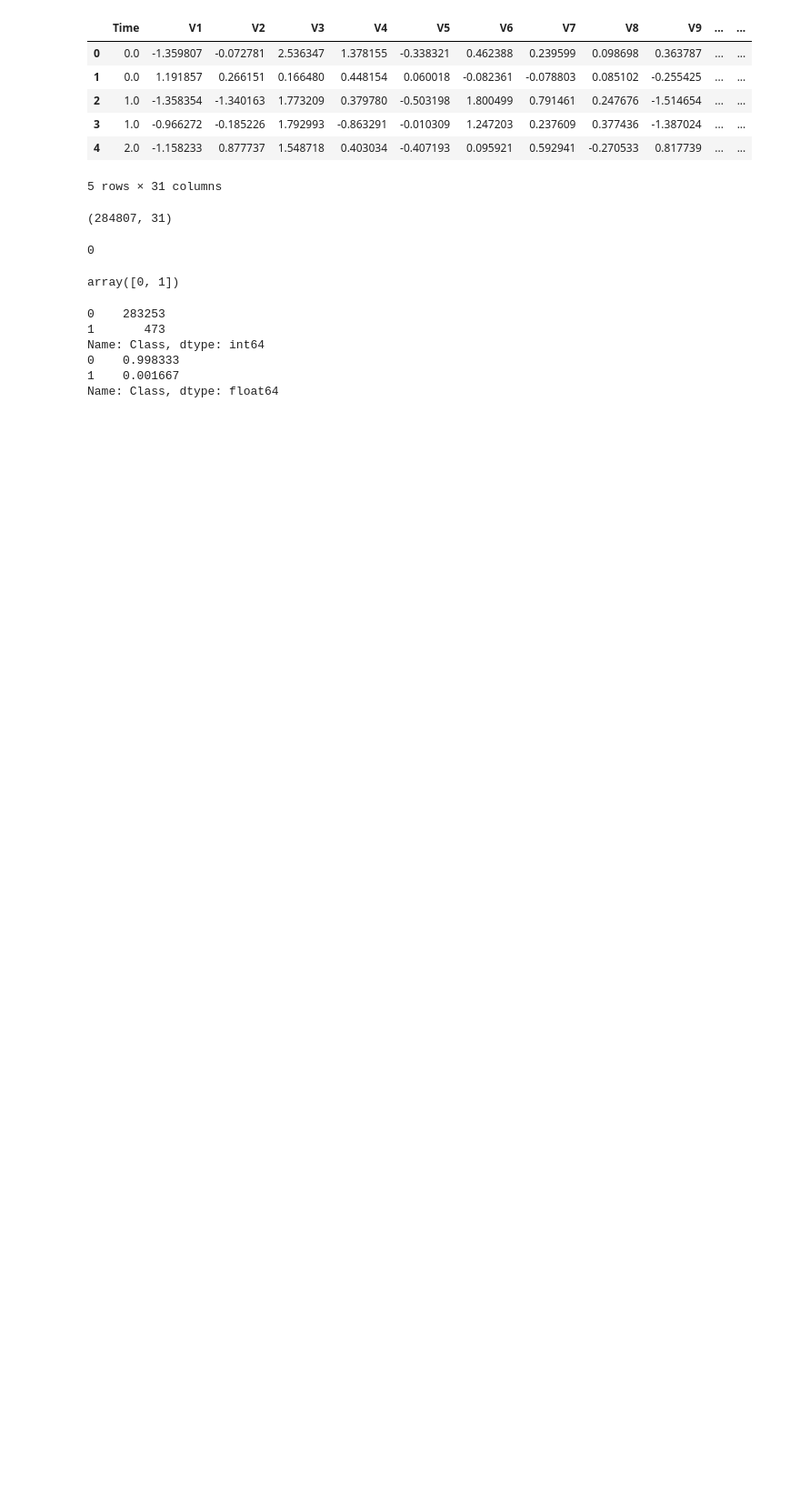
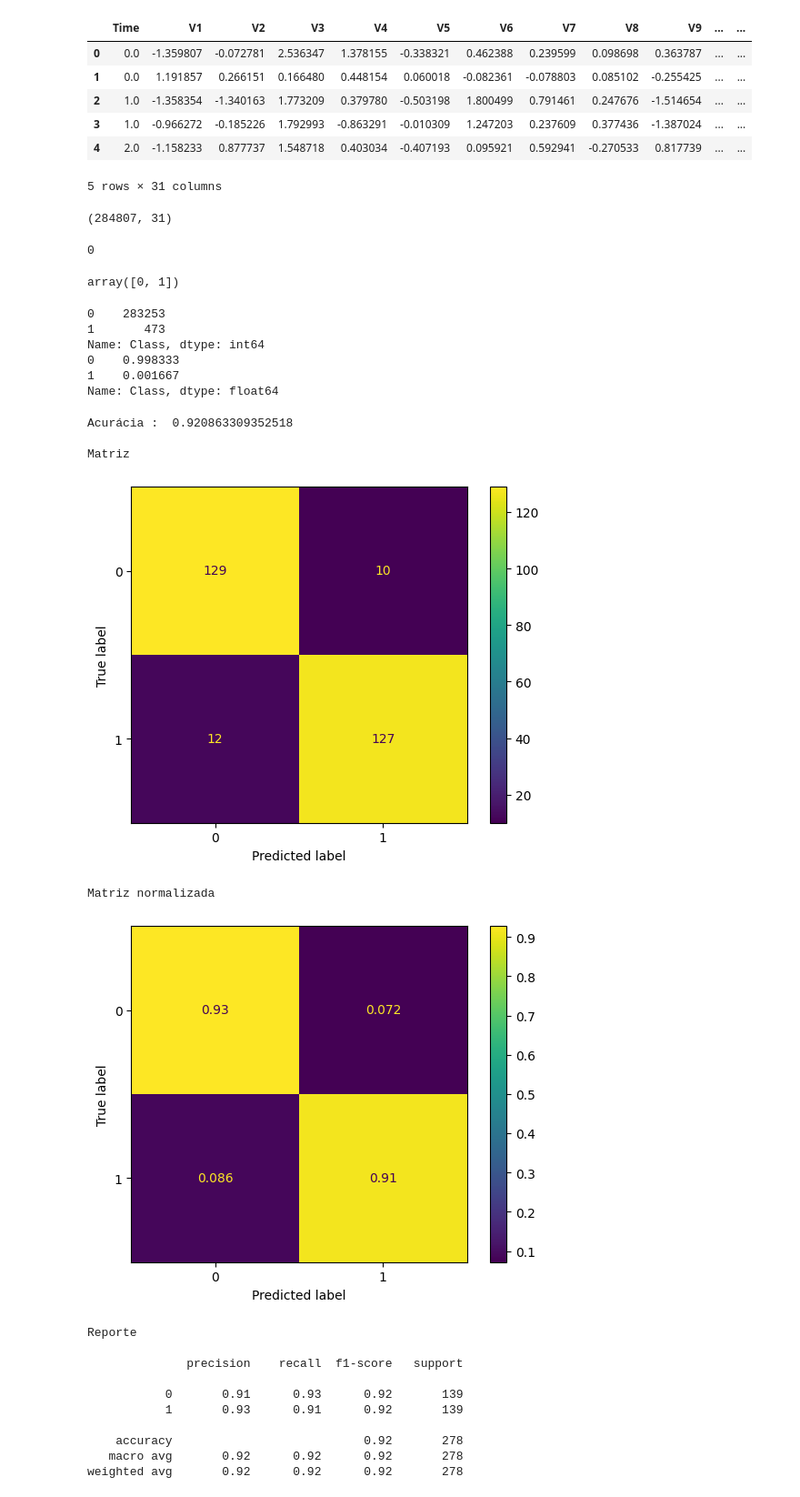
Before and after one commit to alyssonamaral/credit_fraud_detection, a Jupyter notebook: model.ipynb, the cells around one changed output. Shown at 91% size. Cells and saved outputs as stored; diff of their text form; code cells hidden in the pictures; blank space fills up the shorter version.

```diff
--- a/model.ipynb
+++ b/model.ipynb
@@ -54,3 +43,56 @@ Name: Class, dtype: int64
 0    0.998333
 1    0.001667
 Name: Class, dtype: float64
+# %%
+X = (df.drop('Class', axis=1)).values
+y = (df['Class']).values
+
+X_train, X_test, y_train, y_test = train_test_split(X, y, test_size = 0.3, train_size = 0.7)
+
+# Balanceando o dataset
+rus = RandomUnderSampler()
+
+X_train1, y_train1 = rus.fit_resample(X_train, y_train)
+X_test1, y_test1 = rus.fit_resample(X_test, y_test)
+
+#criando pipeline para utilizar o xgboost
+scaler = StandardScaler()
+xgb = XGBClassifier()
+
+mod_pipe = make_pipeline(scaler, xgb)
+
+mod_pipe.fit(X_train1, y_train1)
+pred_mod = mod_pipe.predict(X_test1)
+
+acc_score = mod_pipe.score(X_test1, y_test1)
+print('Acurácia', ': ', acc_score,'\n')
+
+mod_y_true = y_test1
+mod_y_pred = list(mod_pipe.predict(X_test1))
+
+
+ConfusionMatrixDisplay.from_predictions(mod_y_true, mod_y_pred)
+print('Matriz ','\n')
+plt.show()
+ConfusionMatrixDisplay.from_predictions(mod_y_true, mod_y_pred, normalize = 'true')
+print('Matriz normalizada','\n')
+plt.show()
+print('Reporte','\n')
+print(classification_report(mod_y_true, mod_y_pred))
+# %% [output]
+Acurácia :  0.920863309352518
+
+Matriz
+[figure, added]
+Matriz normalizada
+[figure, added]
+Reporte
+
+              precision    recall  f1-score   support
+
+           0       0.91      0.93      0.92       139
+           1       0.93      0.91      0.92       139
+
+    accuracy                           0.92       278
+   macro avg       0.92      0.92      0.92       278
+weighted avg       0.92      0.92      0.92       278
```
Also changed, not shown: parts of 3 cells of this notebook, 2 other files.
